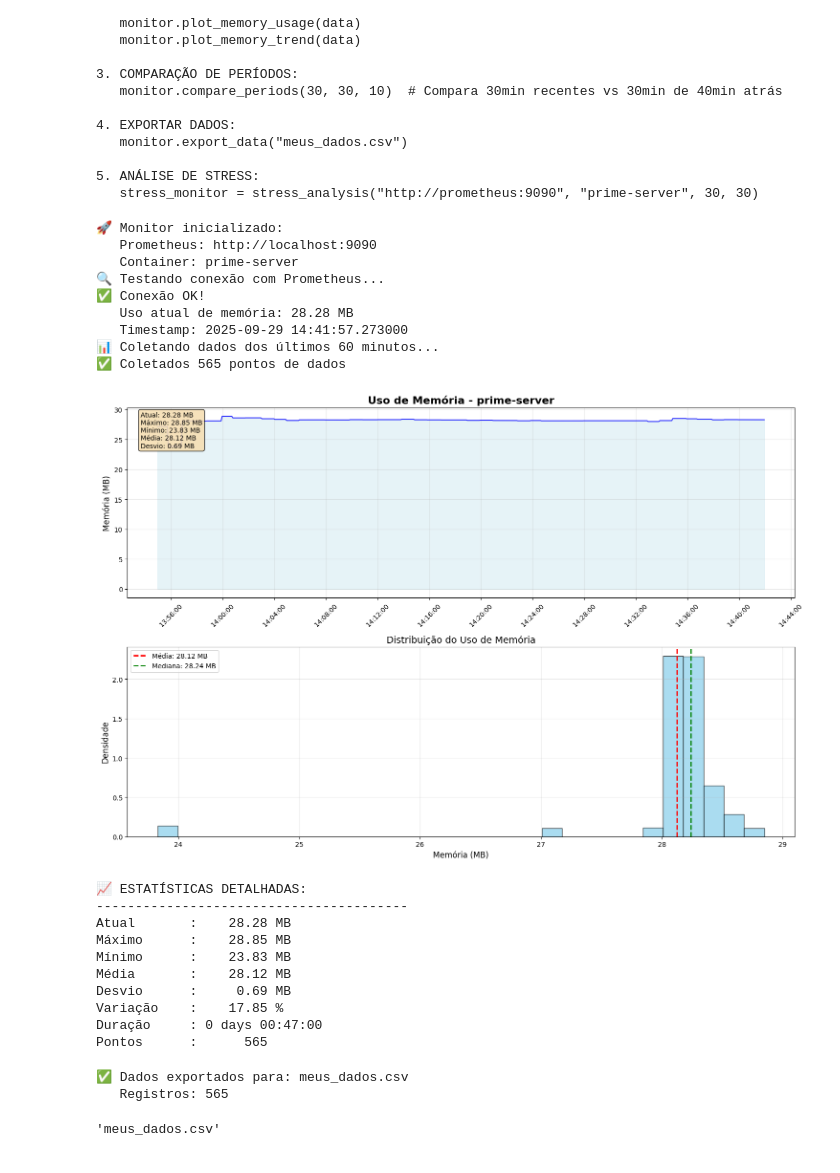
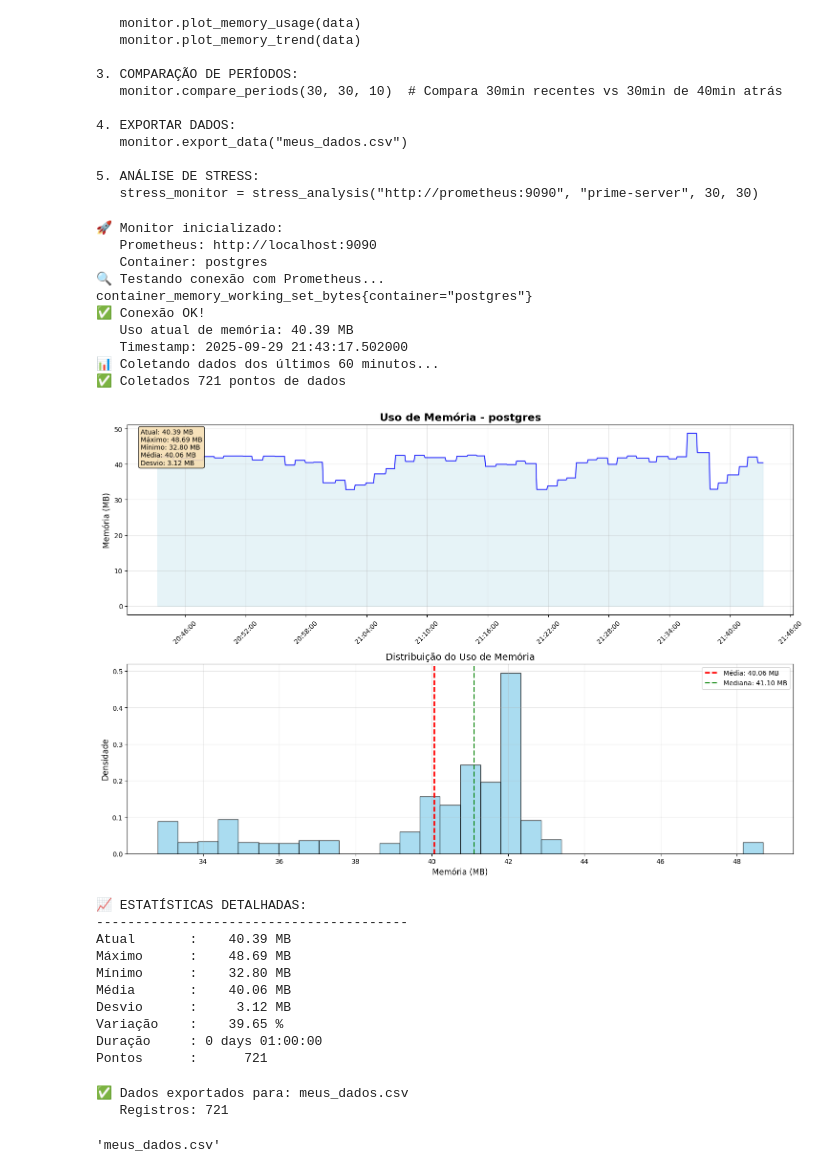
Before and after one commit to leopiresss/flex, a Jupyter notebook: lab/lab.ipynb, the cells around one changed output. Drawn from its saved outputs; the diff is of its cells as text; code cells hidden in the pictures.

```diff
--- a/lab/lab.ipynb
+++ b/lab/lab.ipynb
@@ -657,31 +657,32 @@ print("""
 5. ANÁLISE DE STRESS:
    stress_monitor = stress_analysis("http://prometheus:9090", "prime-server", 30, 30)
 # %%
- monitor = quick_monitor("http://localhost:9090", "prime-server", 60)
+ monitor = quick_monitor("http://localhost:9090", "postgres", 60)
 # %% [output]
 🚀 Monitor inicializado:
    Prometheus: http://localhost:9090
-   Container: prime-server
+   Container: postgres
 🔍 Testando conexão com Prometheus...
+container_memory_working_set_bytes{container="postgres"}
 ✅ Conexão OK!
-   Uso atual de memória: 28.28 MB
-   Timestamp: 2025-09-29 14:41:57.273000
+   Uso atual de memória: 40.39 MB
+   Timestamp: 2025-09-29 21:43:17.502000
 📊 Coletando dados dos últimos 60 minutos...
-✅ Coletados 565 pontos de dados
+✅ Coletados 721 pontos de dados
-[figure, old version]
+[figure, new version]
 📈 ESTATÍSTICAS DETALHADAS:
 ----------------------------------------
-Atual       :    28.28 MB
-Máximo      :    28.85 MB
-Mínimo      :    23.83 MB
-Média       :    28.12 MB
-Desvio      :     0.69 MB
-Variação    :    17.85 %
-Duração     : 0 days 00:47:00
-Pontos      :      565
+Atual       :    40.39 MB
+Máximo      :    48.69 MB
+Mínimo      :    32.80 MB
+Média       :    40.06 MB
+Desvio      :     3.12 MB
+Variação    :    39.65 %
+Duração     : 0 days 01:00:00
+Pontos      :      721
 # %%
 monitor.export_data("meus_dados.csv")
 # %% [output]
 ✅ Dados exportados para: meus_dados.csv
-   Registros: 565
+   Registros: 721
 'meus_dados.csv'
```
Also changed, not shown: 10 other files.
